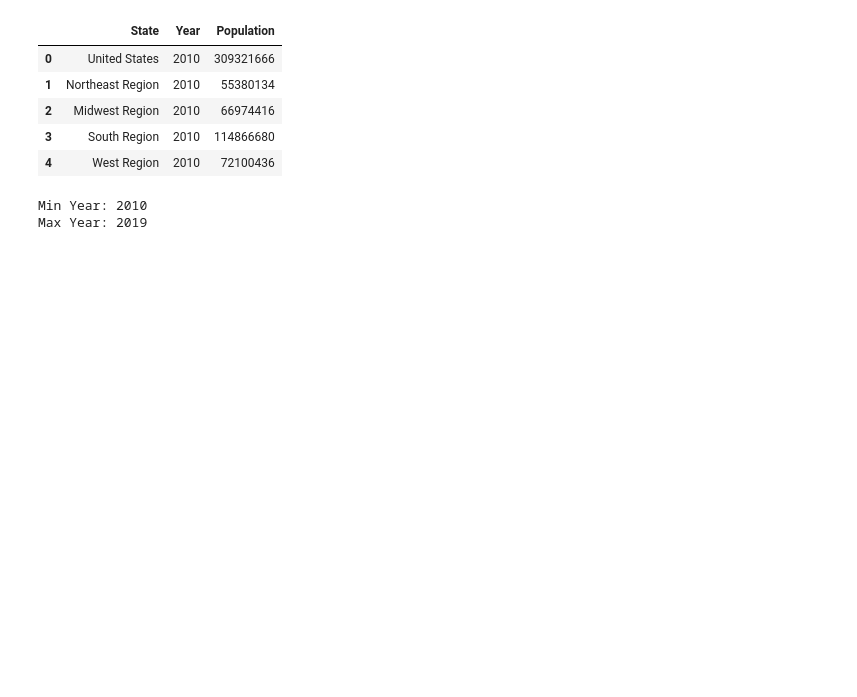
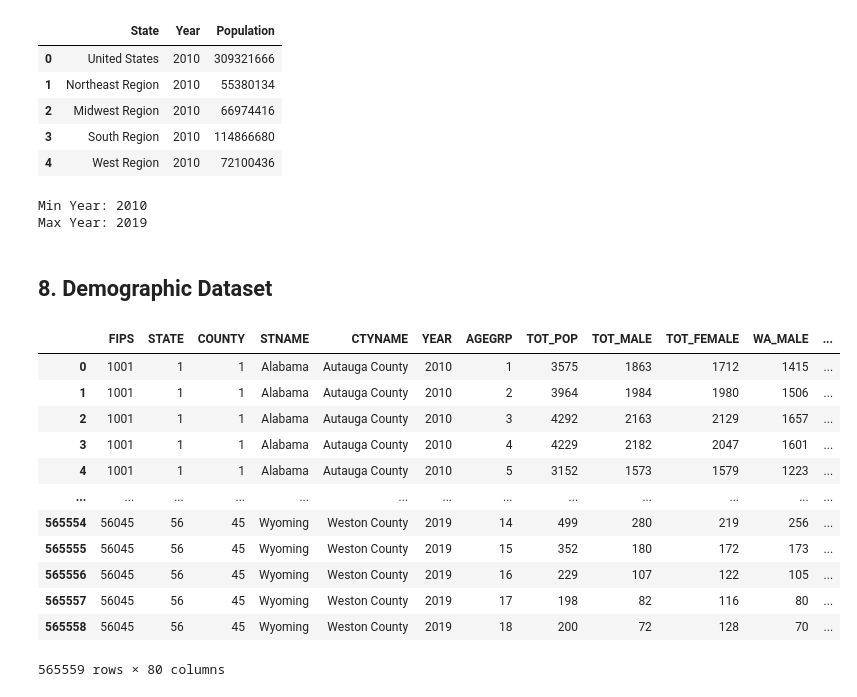
Before and after one commit to MiladMt11/ABA-Spring2023, a Jupyter notebook: Intro to Datasets.ipynb, the cells around one changed output. Saved outputs shown, nothing was run; the diff lists cells and outputs as text; code cells hidden in the pictures; blank space fills up the shorter version.

```diff
--- a/Intro to Datasets.ipynb
+++ b/Intro to Datasets.ipynb
@@ -1,6 +1,10 @@
 # %%
 import pandas as pd
 import numpy as np
+# %%
+pd.set_option('display.max_columns', None)
+pd.set_option('display.max_rows', 100)
+pd.set_option('display.max_colwidth', 100)
 # %% [markdown]
 # 1. Chronic Disease Indicators Dataset
 # %%
@@ -566,2 +570,22 @@ POP_df = POP_df[POP_df['State'].str.len() > 2]
 # %%
 POP_df.to_pickle("D://DTU\DTU_Courses//Second Semester//Advanced BA//Project//ABA-Spring2023//Data//Pickle Files//Population_df.pickle")
+# %% [markdown]
+## 8. Demographic Dataset
+# %%
+demog_df = pd.read_csv('D://DTU//DTU_Courses//Second Semester//Advanced BA//Project//2010-2019 demographics processed.csv')
+# %%
+demog_df
+# %% [output]
+|  | FIPS | STATE | COUNTY | STNAME | CTYNAME | YEAR | AGEGRP | TOT_POP | TOT_MALE | TOT_FEMALE | WA_MALE | ... |
+| 0 | 1001 | 1 | 1 | Alabama | Autauga County | 2010 | 1 | 3575 | 1863 | 1712 | 1415 | ... |
+| 1 | 1001 | 1 | 1 | Alabama | Autauga County | 2010 | 2 | 3964 | 1984 | 1980 | 1506 | ... |
+| 2 | 1001 | 1 | 1 | Alabama | Autauga County | 2010 | 3 | 4292 | 2163 | 2129 | 1657 | ... |
+| 3 | 1001 | 1 | 1 | Alabama | Autauga County | 2010 | 4 | 4229 | 2182 | 2047 | 1601 | ... |
+| 4 | 1001 | 1 | 1 | Alabama | Autauga County | 2010 | 5 | 3152 | 1573 | 1579 | 1223 | ... |
+| ... | ... | ... | ... | ... | ... | ... | ... | ... | ... | ... | ... | ... |
+| 565554 | 56045 | 56 | 45 | Wyoming | Weston County | 2019 | 14 | 499 | 280 | 219 | 256 | ... |
+| 565555 | 56045 | 56 | 45 | Wyoming | Weston County | 2019 | 15 | 352 | 180 | 172 | 173 | ... |
+| 565556 | 56045 | 56 | 45 | Wyoming | Weston County | 2019 | 16 | 229 | 107 | 122 | 105 | ... |
+| 565557 | 56045 | 56 | 45 | Wyoming | Weston County | 2019 | 17 | 198 | 82 | 116 | 80 | ... |
+| 565558 | 56045 | 56 | 45 | Wyoming | Weston County | 2019 | 18 | 200 | 72 | 128 | 70 | ... |
+565559 rows × 80 columns
```
Also changed, not shown: parts of 10 cells of this notebook, 6 other files.
